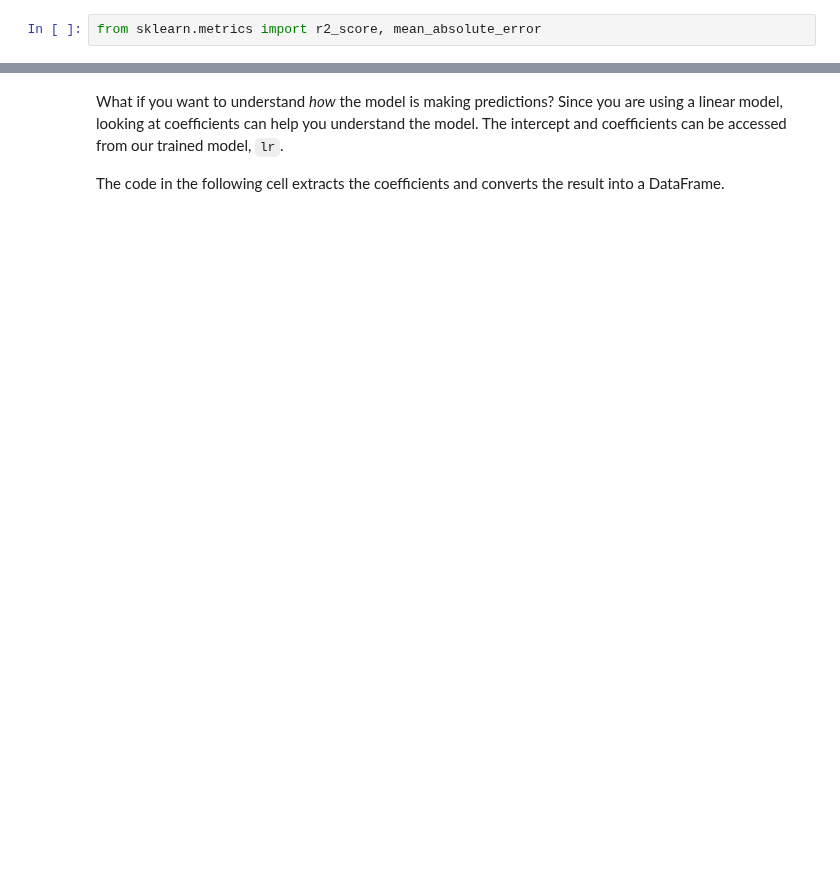
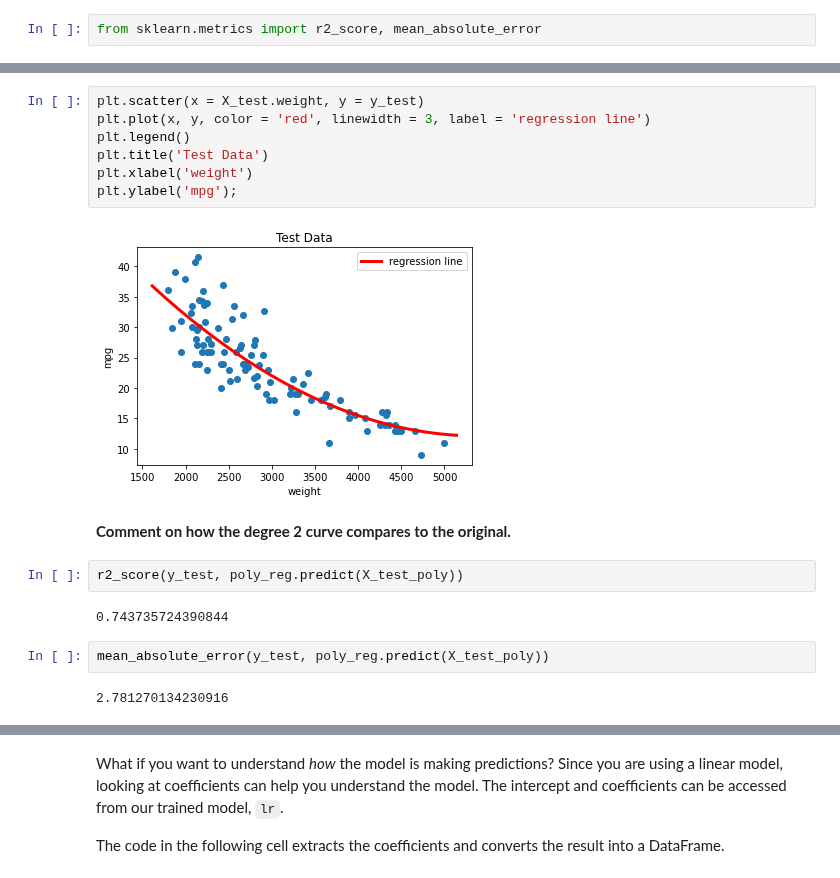
Before and after one commit to NSS-Data-Instructional-Stuff/stats-for-data-science, a Jupyter notebook: notebooks/Notebook_06a_Linear_Regression.ipynb, the cells around one changed output, grey strips where cells are left out. Cells and saved outputs as stored; diff of their text form; blank space fills up the shorter version.

```diff
--- a/notebooks/Notebook_06a_Linear_Regression.ipynb
+++ b/notebooks/Notebook_06a_Linear_Regression.ipynb
@@ -91,0 +181,19 @@ And then on the test set:
+# %%
+plt.scatter(x = X_test.weight, y = y_test)
+plt.plot(x, y, color = 'red', linewidth = 3, label = 'regression line')
+plt.legend()
+plt.title('Test Data')
+plt.xlabel('weight')
+plt.ylabel('mpg');
+# %% [output]
+[figure, added]
+# %% [markdown]
+**Comment on how the degree 2 curve compares to the original.**
+# %%
+r2_score(y_test, poly_reg.predict(X_test_poly))
+# %% [output]
+0.743735724390844
+# %%
+mean_absolute_error(y_test, poly_reg.predict(X_test_poly))
+# %% [output]
+2.781270134230916
```
Also changed, not shown: parts of 87 cells of this notebook, 1 other file.
